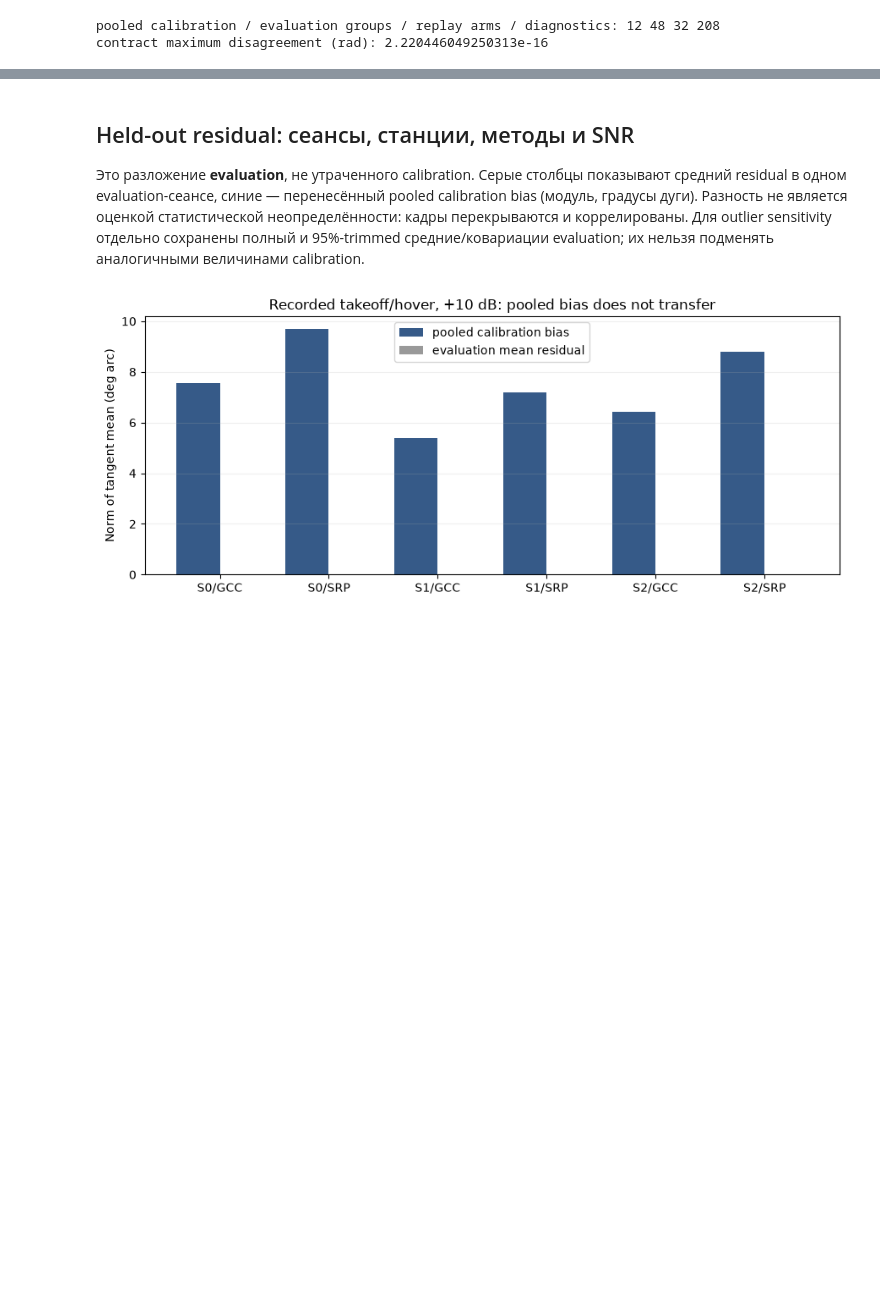
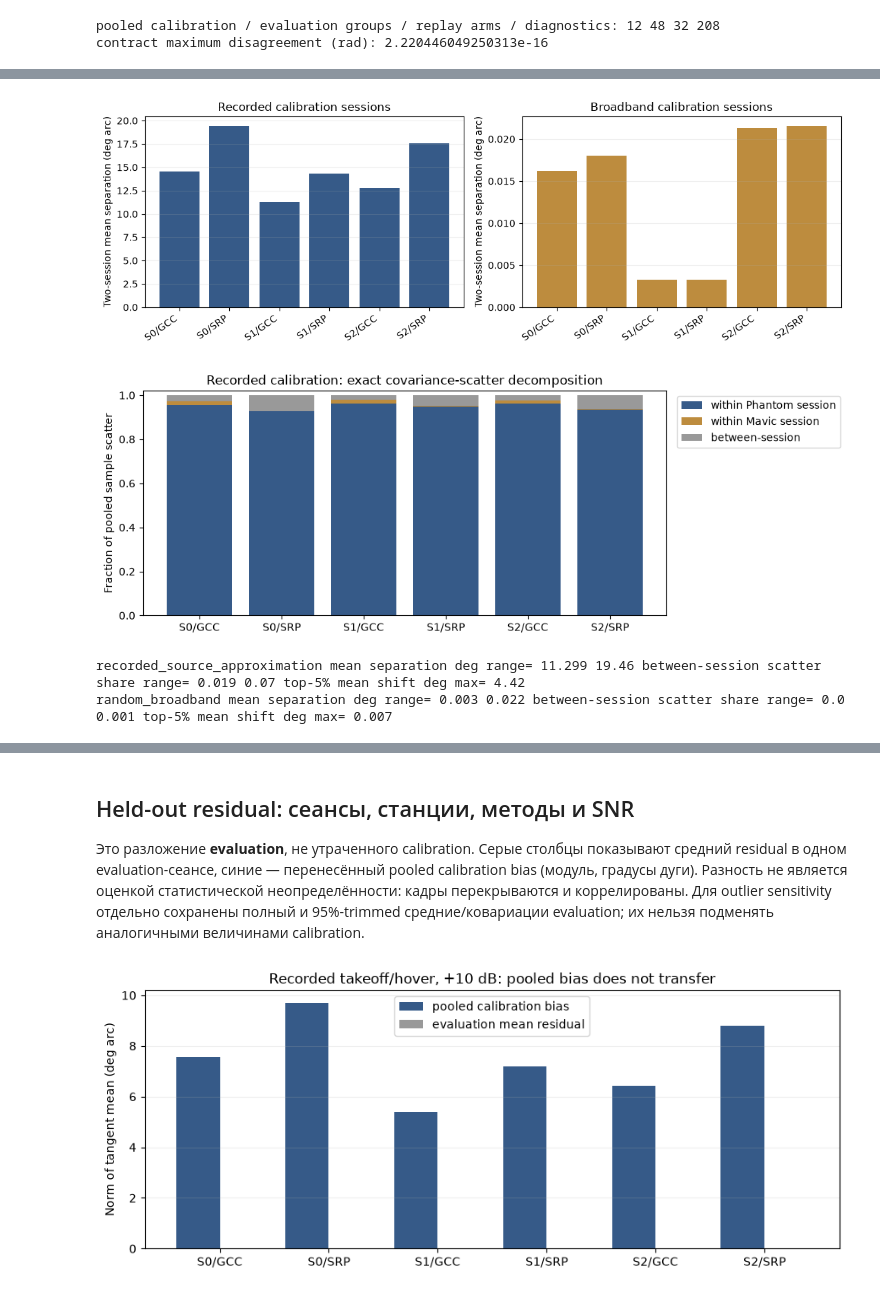
Before and after one commit to leomanchic/diploma, a Jupyter notebook: uav_acoustic_model/notebooks/s8_calibration_transfer_validation.ipynb, the cells around one changed output, grey strips where cells are left out. Cells and saved outputs as stored; diff of their text form; code cells hidden in the pictures; blank space fills up the shorter version.

Commit message:
Complete S8 session-level calibration transfer audit

```diff
--- a/uav_acoustic_model/notebooks/s8_calibration_transfer_validation.ipynb
+++ b/uav_acoustic_model/notebooks/s8_calibration_transfer_validation.ipynb
@@ -51,0 +56,10 @@ random_broadband pooled bias norm range deg: 0.011 to 0.03 max 2→4.5s change d
+# %%
+cal_frames=load('s8_calibration_transfer_calibration_residuals.csv')
+cal_groups=load('s8_calibration_transfer_calibration_session_snr_summary.csv')
+cal_attribution=load('s8_calibration_transfer_calibration_pool_attribution.csv')
+cal_cross=load('s8_calibration_transfer_calibration_leave_one_session_out.csv')
+cal_audit=json.loads((RESULTS/'s8_calibration_transfer_calibration_recovery_audit.json').read_text(encoding='utf-8'))
+print('original calibration sessions:',cal_audit['original_session_count'],'dependent frames:',len(cal_frames))
+print('session/SNR groups:',len(cal_groups),'pooled attribution groups:',len(cal_attribution),'directed cross-session checks:',len(cal_cross))
+print('max reproduced bias/covariance difference:',cal_audit['maximum_pooled_bias_difference_rad'],cal_audit['maximum_pooled_covariance_difference_rad2'])
+assert len(cal_frames)==20160 and len(cal_groups)==48 and len(cal_attribution)==12 and len(cal_cross)==48
@@ -51,0 +74,33 @@ random_broadband pooled bias norm range deg: 0.011 to 0.03 max 2→4.5s change d
+# %%
+cal_labels=['S0/GCC','S0/SRP','S1/GCC','S1/SRP','S2/GCC','S2/SRP']
+def ordered_source(source):
+    items=[r for r in cal_attribution if r['source_model_comparison']==source]
+    return sorted(items,key=lambda r:(r['station_id'],r['estimator_variant']))
+fig,axes=plt.subplots(1,2,figsize=(11,3.8))
+for ax,source,title,color in [(axes[0],'recorded_source_approximation','Recorded calibration sessions','#365a88'),(axes[1],'random_broadband','Broadband calibration sessions','#bd8c3e')]:
+    items=ordered_source(source)
+    ax.bar(np.arange(6),[float(r['session_mean_separation_deg']) for r in items],color=color)
+    ax.set_xticks(np.arange(6),cal_labels,rotation=35,ha='right')
+    ax.set_ylabel('Two-session mean separation (deg arc)')
+    ax.set_title(title);ax.grid(axis='y',alpha=.2)
+plt.tight_layout();plt.show()
+items=ordered_source('recorded_source_approximation')
+shares=[json.loads(r['session_within_scatter_trace_fraction_json']) for r in items]
+phantom=[next(value for key,value in share.items() if key.startswith('alcappuccino')) for share in shares]
+mavic=[next(value for key,value in share.items() if key.startswith('sadiquecat')) for share in shares]
+between=[float(r['between_session_scatter_trace_fraction']) for r in items]
+fig,ax=plt.subplots(figsize=(10,3.7));x=np.arange(6)
+ax.bar(x,phantom,color='#365a88',label='within Phantom session')
+ax.bar(x,mavic,bottom=phantom,color='#bd8c3e',label='within Mavic session')
+ax.bar(x,between,bottom=np.asarray(phantom)+mavic,color='#999999',label='between-session')
+ax.set_xticks(x,cal_labels);ax.set_ylim(0,1.02);ax.set_ylabel('Fraction of pooled sample scatter')
+ax.set_title('Recorded calibration: exact covariance-scatter decomposition')
+ax.legend(loc='upper left',bbox_to_anchor=(1.01,1));plt.tight_layout();plt.show()
+for source in ('recorded_source_approximation','random_broadband'):
+    items=ordered_source(source)
+    print(source,'mean separation deg range=',round(min(float(r['session_mean_separation_deg']) for r in items),3),round(max(float(r['session_mean_separation_deg']) for r in items),3),'between-session scatter share range=',round(min(float(r['between_session_scatter_trace_fraction']) for r in items),3),round(max(float(r['between_session_scatter_trace_fraction']) for r in items),3),'top-5% mean shift deg max=',round(max(float(r['top_5pct_mean_shift_deg']) for r in items),3))
+# %% [output]
+[figure, added]
+[figure, added]
+recorded_source_approximation mean separation deg range= 11.299 19.46 between-session scatter share range= 0.019 0.07 top-5% mean shift deg max= 4.42
+random_broadband mean separation deg range= 0.003 0.022 between-session scatter share range= 0.0 0.001 top-5% mean shift deg max= 0.007
```
Also changed, not shown: parts of 10 cells of this notebook, 11 other files.
